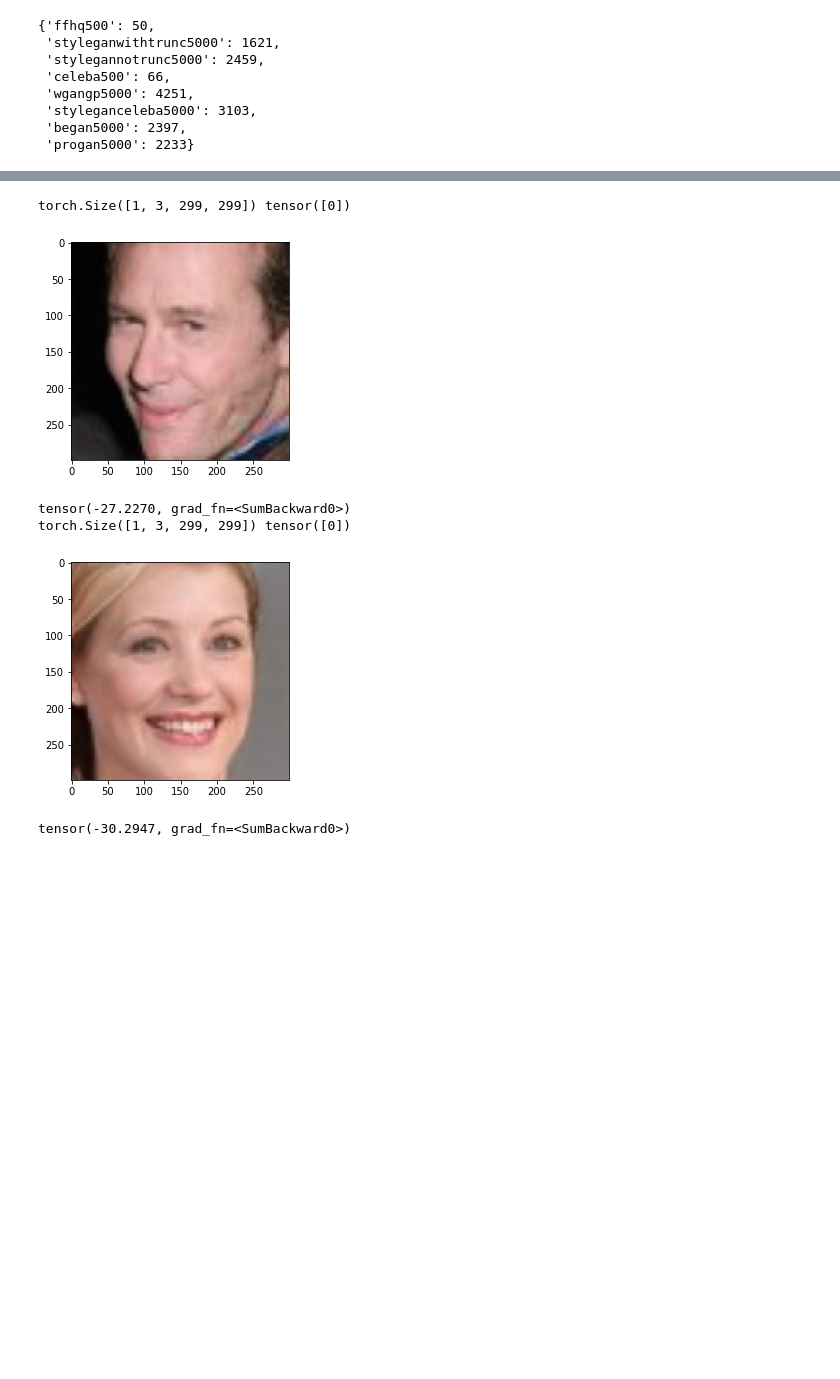
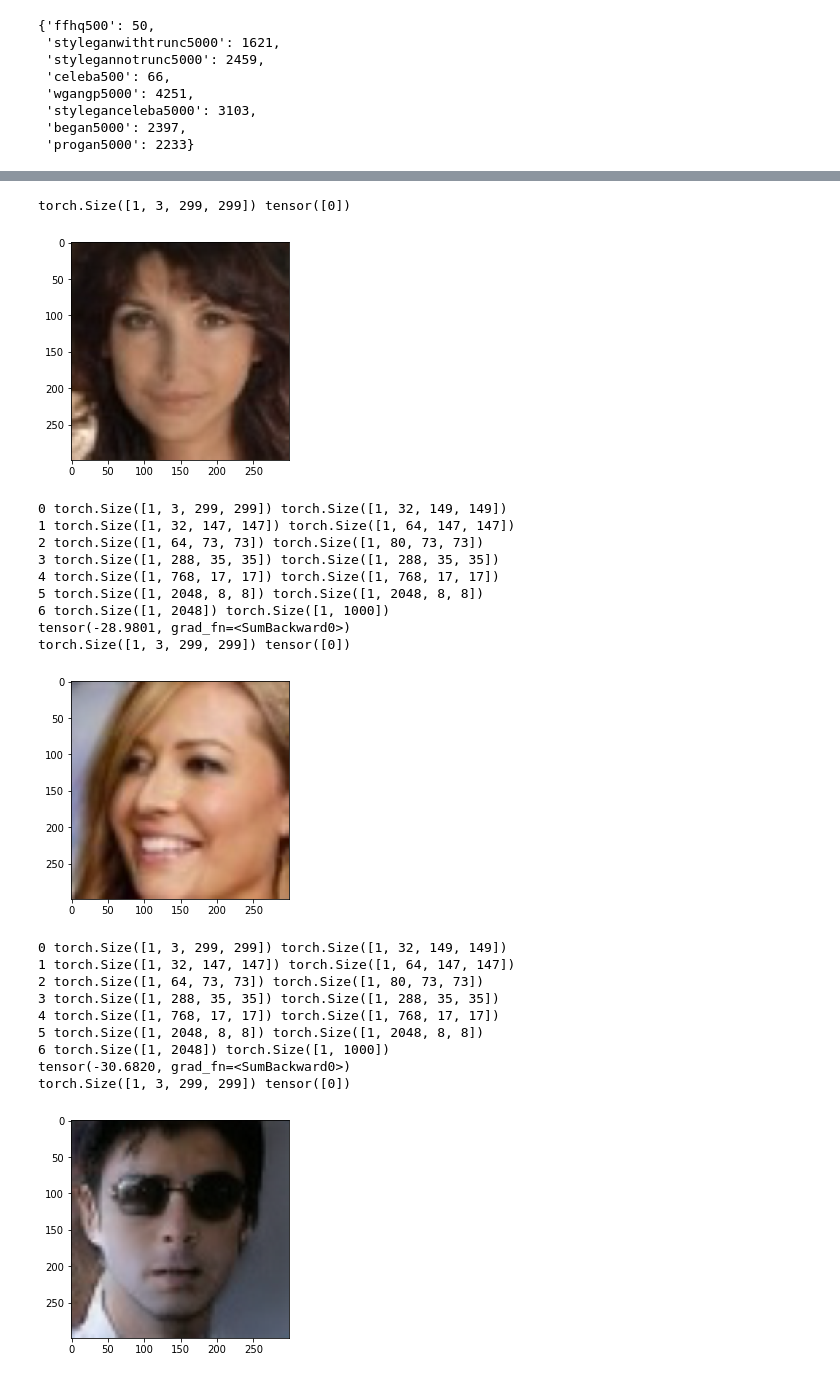
Before and after one commit to kolchinski/humanception-score, a Jupyter notebook: distances/Examine_data.ipynb, the cells around one changed output, grey strips where cells are left out. Cells and saved outputs as stored; diff of their text form; code cells hidden in the pictures; blank space fills up the shorter version.

```diff
--- a/distances/Examine_data.ipynb
+++ b/distances/Examine_data.ipynb
@@ -72,35 +113,59 @@ layers_to_grab = [inception_net.Conv2d_1a_3x3, inception_net.Conv2d_2b_3x3,
                  inception_net.Conv2d_3b_1x1, inception_net.Mixed_5d, inception_net.Mixed_6e,
                  inception_net.Mixed_7c, inception_net.fc]
 
-example_activations = []
-cur_activations = []
+layer_features = [None for i in range(len(layers_to_grab))]
 
-def hook_fn(self, inp, out):
-    global cur_activations
-    global example_activations
-    #print(inp[0].shape, out.shape)
-    cur_activations.append(out)
-    if len(cur_activations) == len(layers_to_grab):
-        example_activations.append(torch.cat([x.reshape(-1) for x in cur_activations]))
-        cur_activations = []
+def hook_fn(self, inp, out, layer_index):
+    global layer_features
+    print(layer_index, inp[0].shape, out.shape)
 
+    num_channels = out.shape[1]
+    if len(out.shape) > 2:
+        cur_features = out.squeeze().permute(1,2,0).reshape(-1, num_channels)
+    else:
+        cur_features = out
 
+    if layer_features[layer_index] is None:
+        layer_features[layer_index] = cur_features
+    else:
+        layer_features[layer_index] = torch.cat((layer_features[layer_index], cur_features))
 
-for layer in layers_to_grab:
-    layer.register_forward_hook(hook_fn)
+def hook_fn_i(i):
+    return lambda self, inp, out: hook_fn(self, inp, out, i)
+
+for i, layer in enumerate(layers_to_grab):
+    layer.register_forward_hook(hook_fn_i(i))
 # %%
 inception_net.eval()
 
-for x,y in islice(progan_loader,2):
+for x,y in islice(progan_loader,7):
     print(x.shape, y)
     plt.imshow((x).squeeze().permute(1, 2, 0))
     plt.show()
     out = inception_net(x)
     print(out.sum())
+
+reference_layer_features = layer_features
 # %% [output]
 torch.Size([1, 3, 299, 299]) tensor([0])
-[figure, old version]
+[figure, new version]
-tensor(-27.2270, grad_fn=<SumBackward0>)
+0 torch.Size([1, 3, 299, 299]) torch.Size([1, 32, 149, 149])
+1 torch.Size([1, 32, 147, 147]) torch.Size([1, 64, 147, 147])
+2 torch.Size([1, 64, 73, 73]) torch.Size([1, 80, 73, 73])
+3 torch.Size([1, 288, 35, 35]) torch.Size([1, 288, 35, 35])
+4 torch.Size([1, 768, 17, 17]) torch.Size([1, 768, 17, 17])
+5 torch.Size([1, 2048, 8, 8]) torch.Size([1, 2048, 8, 8])
+6 torch.Size([1, 2048]) torch.Size([1, 1000])
+tensor(-28.9801, grad_fn=<SumBackward0>)
 torch.Size([1, 3, 299, 299]) tensor([0])
-[figure, old version]
+[figure, new version]
-tensor(-30.2947, grad_fn=<SumBackward0>)
+0 torch.Size([1, 3, 299, 299]) torch.Size([1, 32, 149, 149])
+1 torch.Size([1, 32, 147, 147]) torch.Size([1, 64, 147, 147])
+2 torch.Size([1, 64, 73, 73]) torch.Size([1, 80, 73, 73])
+3 torch.Size([1, 288, 35, 35]) torch.Size([1, 288, 35, 35])
+4 torch.Size([1, 768, 17, 17]) torch.Size([1, 768, 17, 17])
+5 torch.Size([1, 2048, 8, 8]) torch.Size([1, 2048, 8, 8])
+6 torch.Size([1, 2048]) torch.Size([1, 1000])
+tensor(-30.6820, grad_fn=<SumBackward0>)
+torch.Size([1, 3, 299, 299]) tensor([0])
+[figure, added]
```
Also changed, not shown: parts of 14 cells of this notebook, 2 other files.
